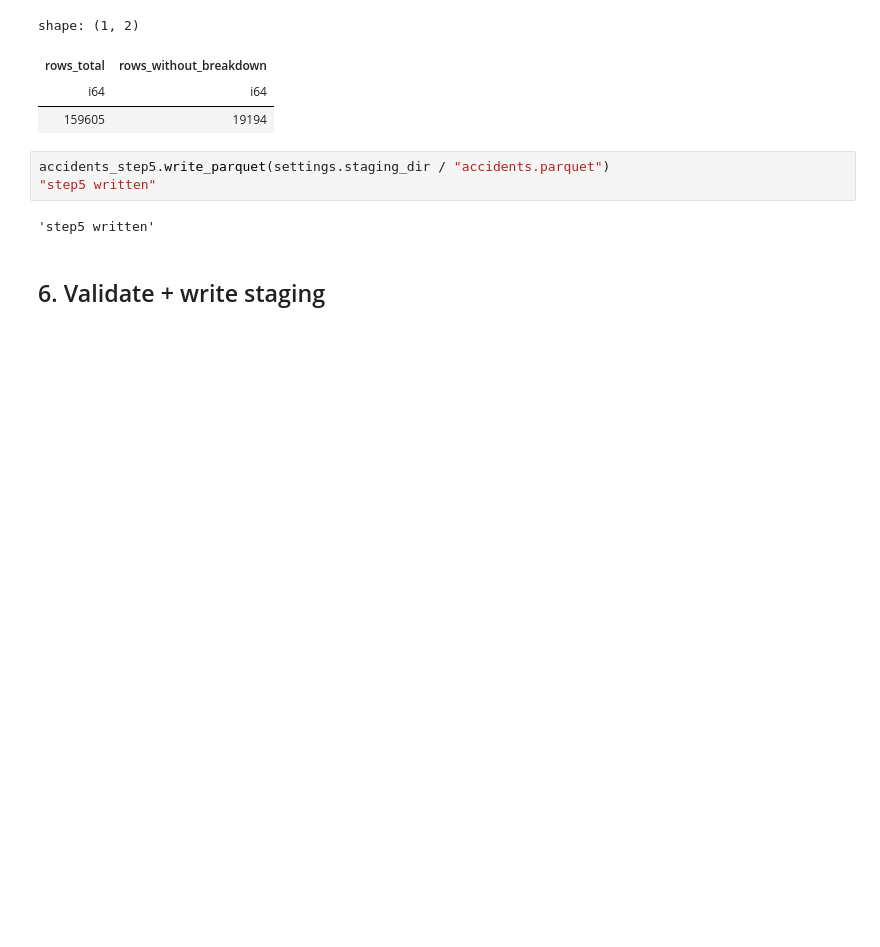
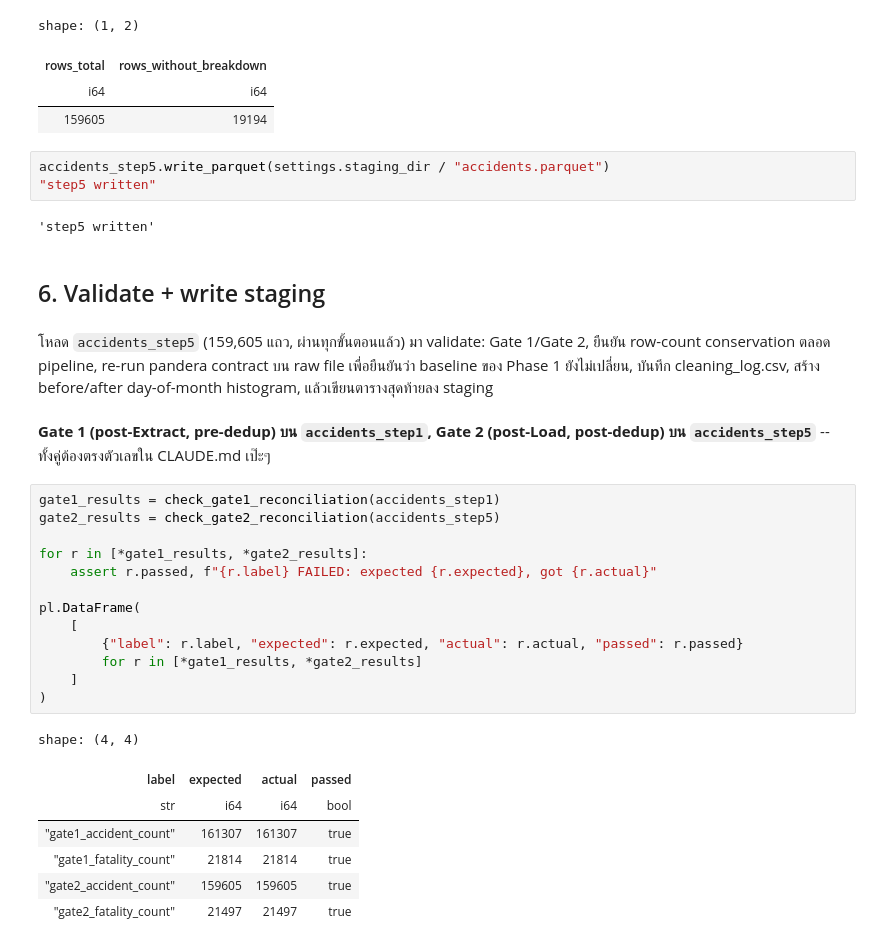
Before and after one commit to PhidPhew/car-insurance-accident-analysis, a Jupyter notebook: notebooks/02_data_cleaning.ipynb, the cells around one changed output. Cells and saved outputs as stored; diff of their text form; blank space fills up the shorter version.

```diff
--- a/notebooks/02_data_cleaning.ipynb
+++ b/notebooks/02_data_cleaning.ipynb
@@ -804,3 +811,32 @@ accidents_step5.write_parquet(settings.staging_dir / "accidents.parquet")
 'step5 written'
 # %% [markdown]
 ## 6. Validate + write staging
+# %% [markdown]
+โหลด `accidents_step5` (159,605 แถว, ผ่านทุกขั้นตอนแล้ว) มา validate: Gate 1/Gate 2,
+ยืนยัน row-count conservation ตลอด pipeline, re-run pandera contract บน raw file เพื่อยืนยันว่า
+baseline ของ Phase 1 ยังไม่เปลี่ยน, บันทึก cleaning_log.csv, สร้าง before/after day-of-month
+histogram, แล้วเขียนตารางสุดท้ายลง staging
+# %% [markdown]
+**Gate 1 (post-Extract, pre-dedup) บน `accidents_step1`, Gate 2 (post-Load, post-dedup)
+บน `accidents_step5`** -- ทั้งคู่ต้องตรงตัวเลขใน CLAUDE.md เป๊ะๆ
+# %%
+gate1_results = check_gate1_reconciliation(accidents_step1)
+gate2_results = check_gate2_reconciliation(accidents_step5)
+
+for r in [*gate1_results, *gate2_results]:
+    assert r.passed, f"{r.label} FAILED: expected {r.expected}, got {r.actual}"
+
+pl.DataFrame(
+    [
+        {"label": r.label, "expected": r.expected, "actual": r.actual, "passed": r.passed}
+        for r in [*gate1_results, *gate2_results]
+    ]
+)
+# %% [output]
+shape: (4, 4)
+| label | expected | actual | passed |
+| str | i64 | i64 | bool |
+| "gate1_accident_count" | 161307 | 161307 | true |
+| "gate1_fatality_count" | 21814 | 21814 | true |
+| "gate2_accident_count" | 159605 | 159605 | true |
+| "gate2_fatality_count" | 21497 | 21497 | true |
```
Also changed, not shown: parts of 24 cells of this notebook, 5 other files.
